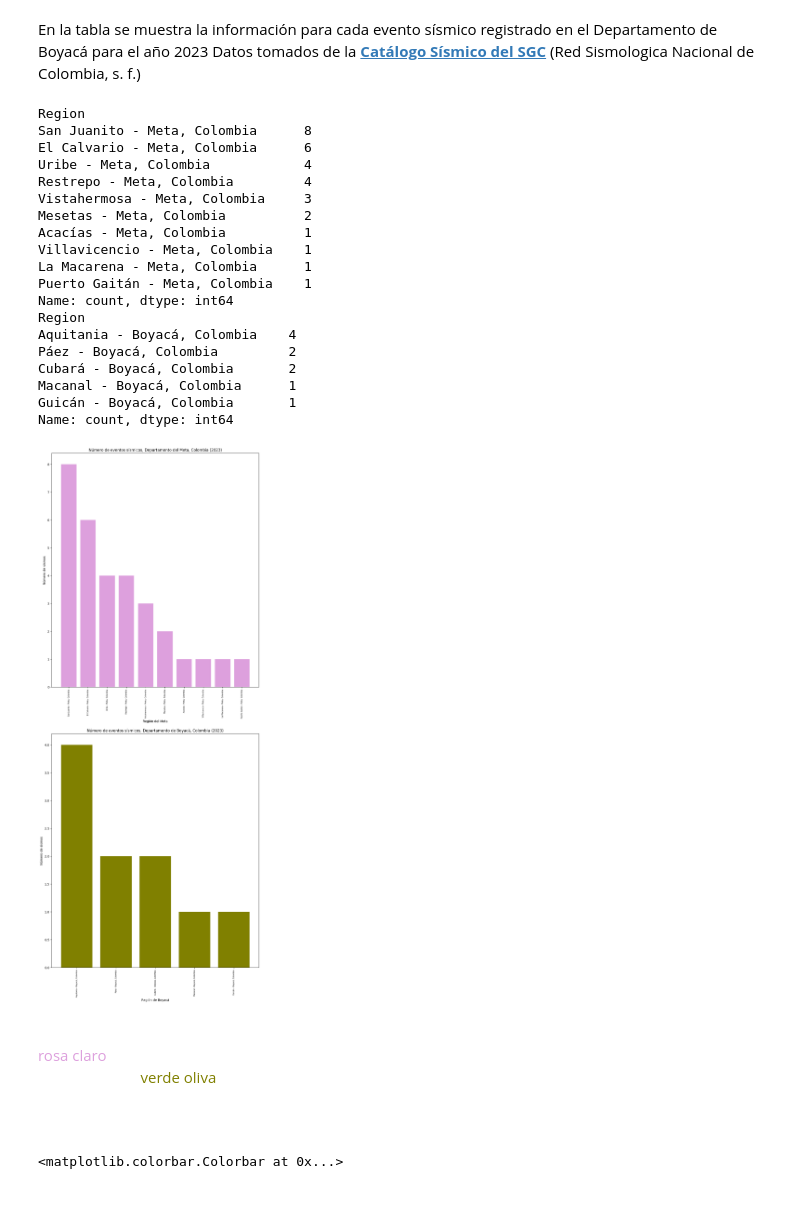
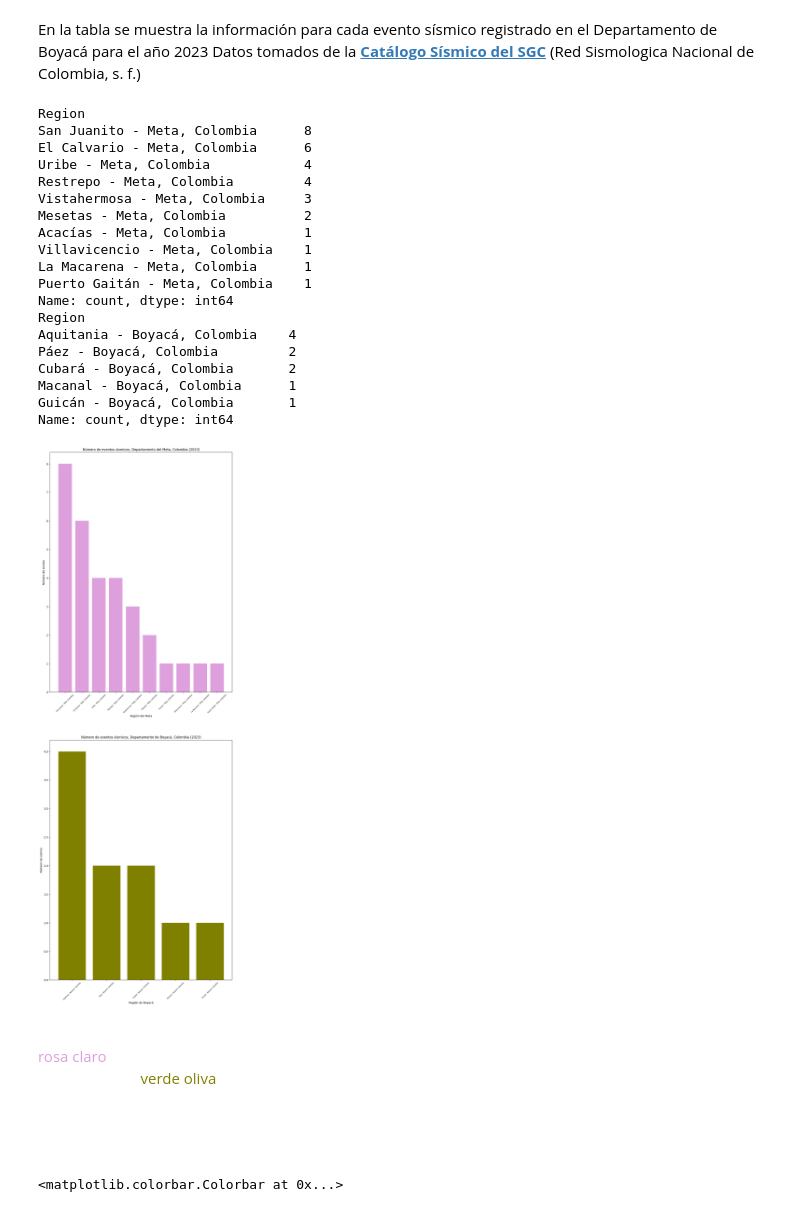
Before and after one commit to angiedch/Geocomputo, a Jupyter notebook: Avance_Proyecto.ipynb, the cells around one changed output. Cells and saved outputs as stored; diff of their text form; code cells hidden in the pictures.

```diff
--- a/Avance_Proyecto.ipynb
+++ b/Avance_Proyecto.ipynb
@@ -105,11 +105,11 @@ boya
 # %% [markdown]
 En la tabla se muestra la información para cada evento sísmico registrado en el Departamento de Boyacá para el año 2023 Datos tomados de la __[Catálogo Sísmico del SGC](https://saeprod.sgc.gov.co/catalogo)__ (Red Sismologica Nacional de Colombia, s. f.)
 # %%
-fig, (ax, ax1) = plt.subplots(2, 1, figsize = (12, 30))
+fig, (ax, ax1) = plt.subplots(2, 1, figsize = (12, 35))
 
 event_meta= meta['Region'].value_counts()
 ax.bar(event_meta.index, event_meta.values, color='plum')
-ax.tick_params(axis='x', rotation=90, labelsize= 6)
+ax.tick_params(axis='x', rotation=45, labelsize= 6)
 ax.set_title('Número de eventos sísmicos, Departamento del Meta, Colombia (2023)')
 ax.set_xlabel('Región del Meta')
 ax.set_ylabel('Número de sismos')
@@ -117,37 +117,37 @@ ax.set_ylabel('Número de sismos')
 
 event_boya= boya['Region'].value_counts()
 ax1.bar(event_boya.index, event_boya.values, color='olive')
-ax1.tick_params(axis='x', rotation=90, labelsize= 6)
+ax1.tick_params(axis='x', rotation=45, labelsize= 6)
 ax1.set_title('Número de eventos sísmicos, Departamento de Boyacá, Colombia (2023)')
 ax1.set_xlabel('Región de Boyacá')
 ax1.set_ylabel('Número de sismos')
 
 print(event_meta)
 print(event_boya)
 plt.show()
 # %% [output]
 Region
 San Juanito - Meta, Colombia      8
 El Calvario - Meta, Colombia      6
 Uribe - Meta, Colombia            4
 Restrepo - Meta, Colombia         4
 Vistahermosa - Meta, Colombia     3
 Mesetas - Meta, Colombia          2
 Acacías - Meta, Colombia          1
 Villavicencio - Meta, Colombia    1
 La Macarena - Meta, Colombia      1
 Puerto Gaitán - Meta, Colombia    1
 Name: count, dtype: int64
 Region
 Aquitania - Boyacá, Colombia    4
 Páez - Boyacá, Colombia         2
 Cubará - Boyacá, Colombia       2
 Macanal - Boyacá, Colombia      1
 Guicán - Boyacá, Colombia       1
 Name: count, dtype: int64
-[figure, old version]
+[figure, new version]
 # %% [markdown]
-<font color='white'>Figura 1. Muestra un primer histograma con el número de sismos registrados para el Meta en 2023 en <font color='plum'> rosa claro<font color='white'>. El segundo histograma muestra esta misma información para el Departamente de Boyacá en 2023, en color <font color='olive'> verde oliva<font color='white'>. Se puede observar que en Boyacá se presentaron menos sismos, además de que esto implica menos regiones en las que se registran. En contraste, en el Meta se da mayor cantidad de sismos abarcando más regiones del mismo.
+<font color='white'>Figura 1. Muestra un primer histograma con el número de sismos registrados para el Meta en 2023 en <font color='plum'> rosa claro<font color='white'>. El segundo histograma muestra esta misma información para el Departamente de Boyacá en 2023, en color <font color='olive'> verde oliva<font color='white'>. Se puede observar que en Boyacá se presentaron menos sismos, además de que esto implica menos regiones en las que se registran. En contraste, en el Meta se da mayor cantidad de sismos abarcando más regiones del mismo siendo El Calvario y San Juanito los de más número de eventos.
 # %%
 fig, (ax1, ax) = plt.subplots(2, 1, figsize = (15,15))
 
```
Also changed, not shown: parts of 2 cells of this notebook.
